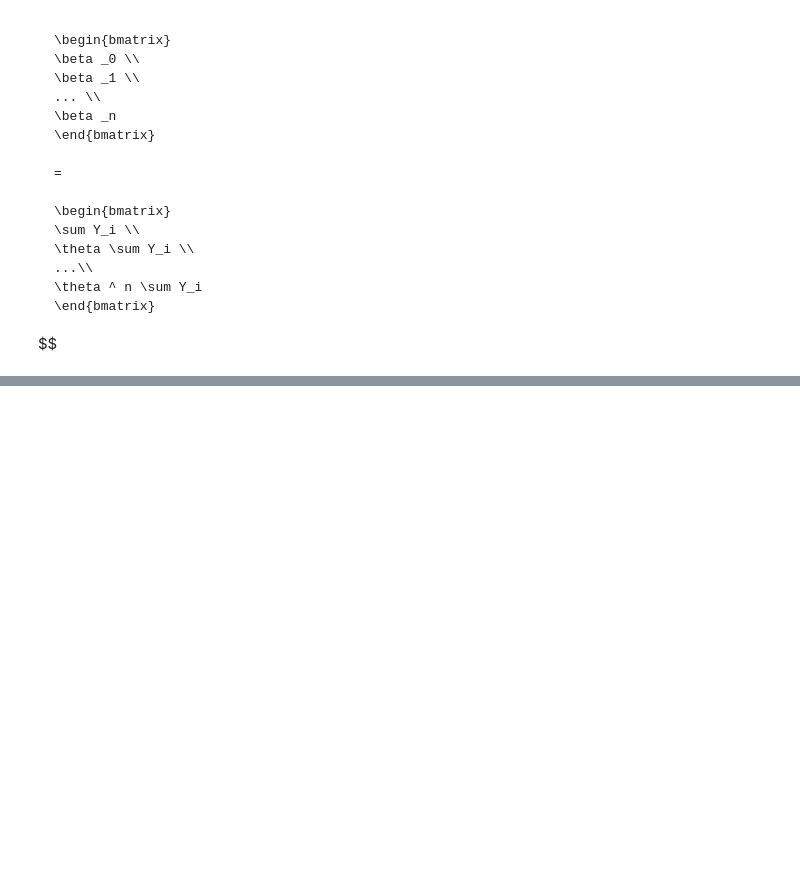
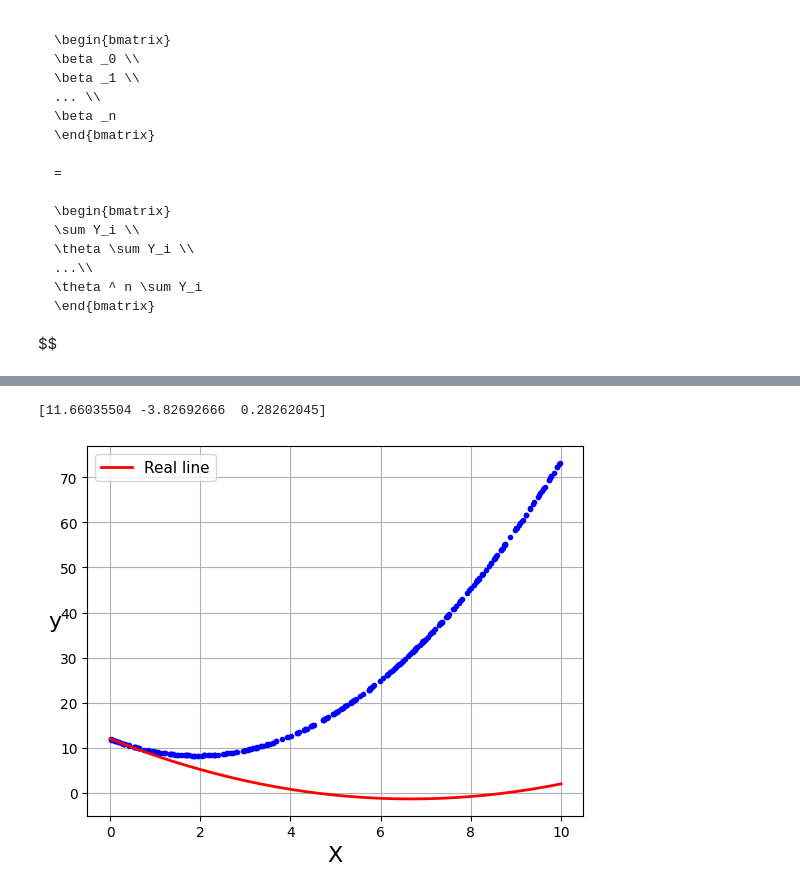
Before and after one commit to jorgeflorestn/MachineLearning_Notebooks, a Jupyter notebook: Proyects/polinomial_regression.ipynb, the cells around one changed output, grey strips where cells are left out. Cells and saved outputs as stored; diff of their text form; code cells hidden in the pictures; blank space fills up the shorter version.

```diff
--- a/Proyects/polinomial_regression.ipynb
+++ b/Proyects/polinomial_regression.ipynb
@@ -170,0 +242,25 @@ plt.show()
+# %%
+# Las demas variables como la lista de X y Y fueron establecidad con anterioridad
+
+p = 2 #Representando el grado del polinomio
+q = p + 1
+r = len(X) #Sistema discreto e iteracion
+
+x_it = np.array(np.reshape(X, len(X)).tolist())
+y_it = np.array(np.reshape(y, len(y)).tolist())
+
+# De la forma Ax = B
+A = np.zeros(shape = (q, q), dtype = float)
+B = np.zeros(q, dtype = float)
+
+#Se aprovecha la simetria de la matriz A para simplificar el algoritmo
+for i in range(0, q, 1):
+    for j in range(0, i + 1 ,1):
+        coeficiente = np.sum(x_it ** (i + j))
+        A[i,j] = coeficiente
+        A[j,i] = coeficiente
+    B[i] = np.sum(y_it * (x_it ** i))
+
+print(A)
+print('\n\n')
+print(B)
@@ -170,0 +275,23 @@ plt.show()
+# %%
+#Se resuelve y se asignan las constantes
+C = np.linalg.solve(A,B)
+a_1 = C[0]
+a_2 = C[1]
+a_3 = C[2]
+print(C)
+# %% [output]
+[11.66035504 -3.82692666  0.28262045]
+# %%
+#Generacion de nueva ecuacion
+
+y_predct = a_1 + a_2 * X + a_3 + X ** 2
+
+plt.plot(X, y_predct, "b.")
+plt.plot(x_real[:], y_real[:], "r-", linewidth = 2, label = "Real line")
+plt.xlabel('X', fontsize = 16)
+plt.ylabel('y', fontsize = 16, rotation = 0)
+plt.legend(loc = "upper left", fontsize = 11)
+plt.grid(True)
+plt.show()
+# %% [output]
+[figure, added]
```
Also changed, not shown: parts of 10 cells of this notebook.
